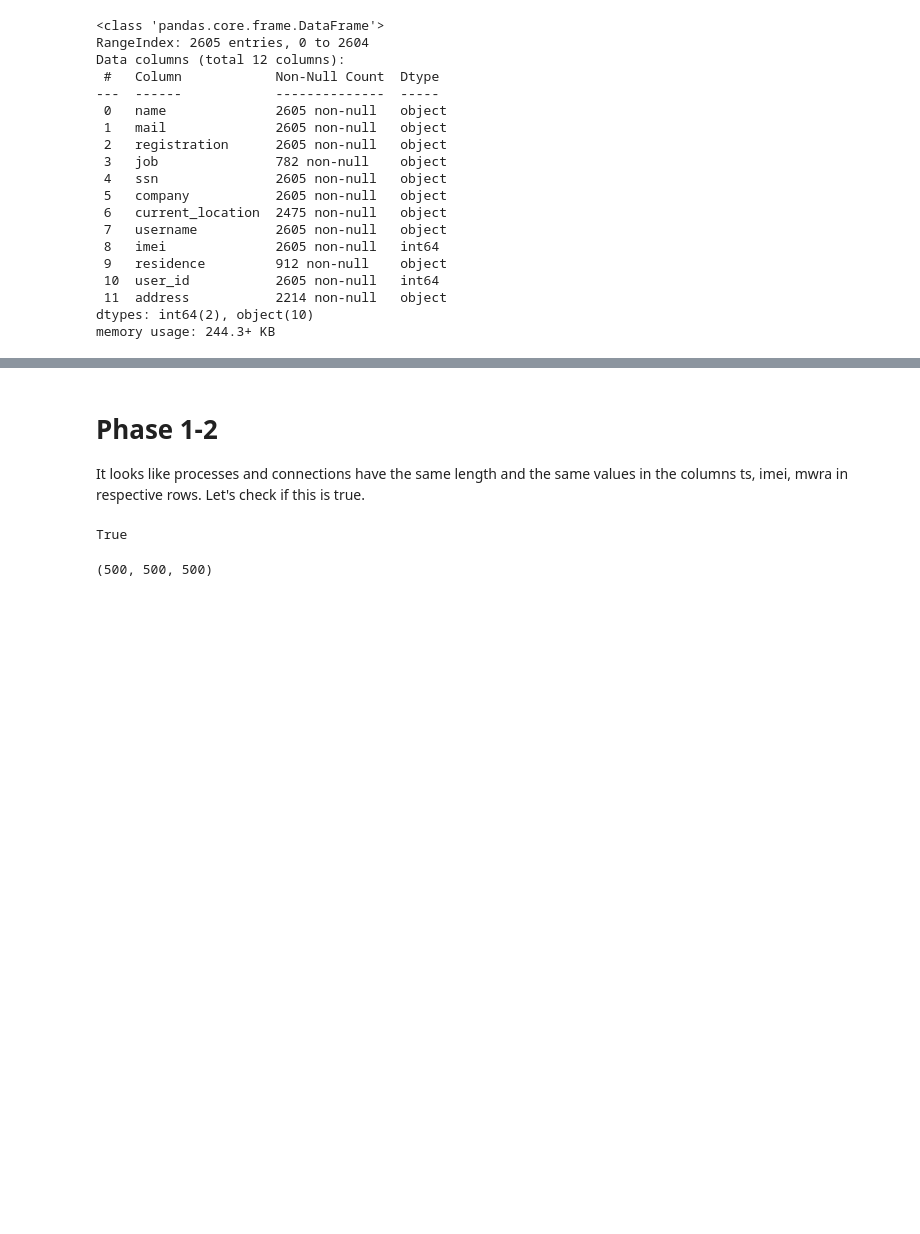
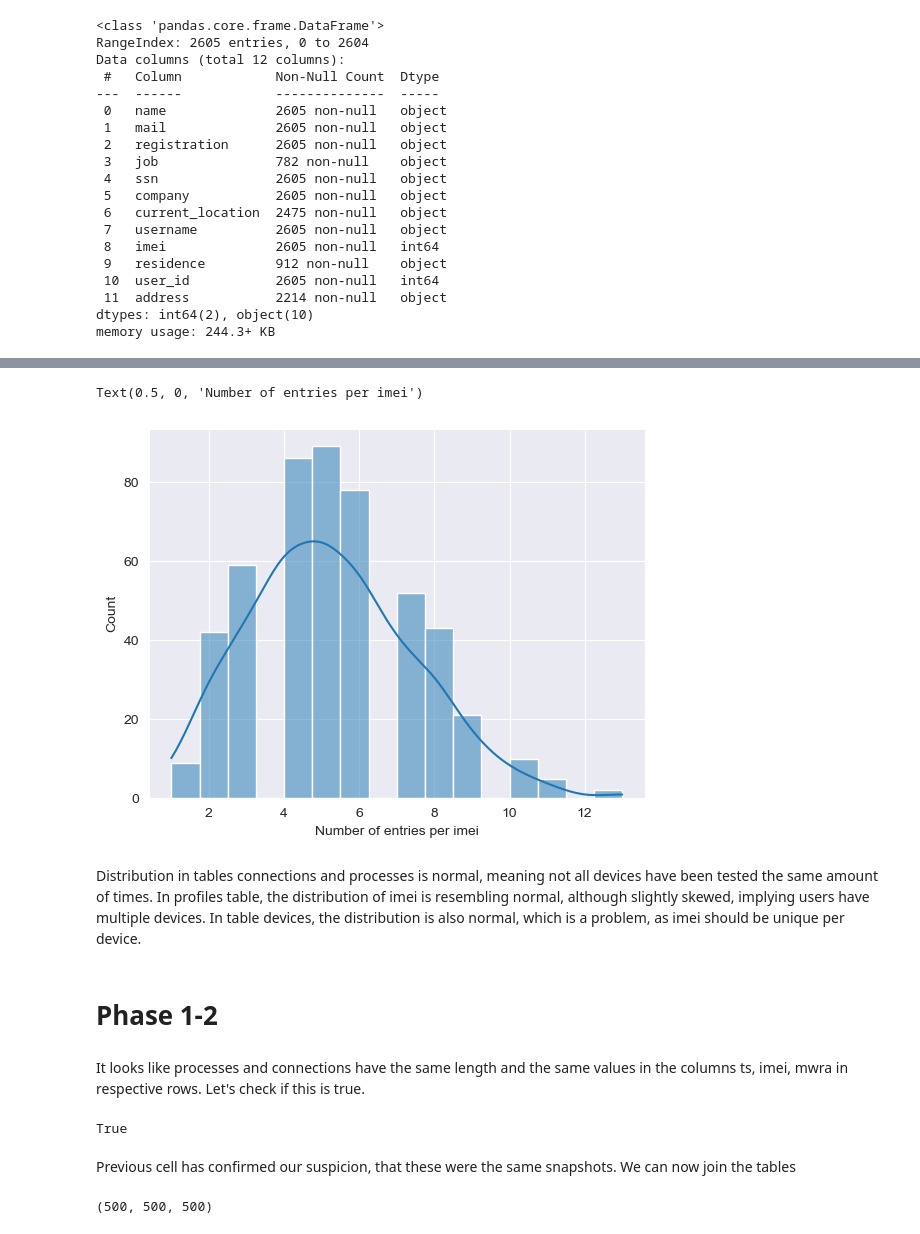
Before and after one commit to MartinH2k3/IAUProject, a Jupyter notebook: phase1M.ipynb, the cells around one changed output, grey strips where cells are left out. Drawn from its saved outputs; the diff is of its cells as text; code cells hidden in the pictures; blank space fills up the shorter version.

```diff
--- a/phase1M.ipynb
+++ b/phase1M.ipynb
@@ -183,8 +273,21 @@ memory usage: 244.3+ KB
+# %%
+sns.histplot(imei_counts['profiles'], kde=True)
+plt.xlabel('Number of entries per imei')
+# %% [output]
+Text(0.5, 0, 'Number of entries per imei')
+[figure, added]
+# %% [markdown]
+Distribution in tables connections and processes is normal, meaning not all devices have been tested the same amount of times.
+In profiles table, the distribution of imei is resembling normal, although slightly skewed, implying users have multiple devices.
+In table devices, the distribution is also normal, which is a problem, as imei should be unique per device.
 # %% [markdown]
 # Phase 1-2
-It looks like processes and connections have the same length and the same values in the columns ts, imei, mwra in respective rows. Let's check if this is true.
+# %% [markdown]
+It looks like processes and connections have the same length and the same values in the columns ts, imei, mwra in respective rows. Let's check if this is true.
 # %%
 (connections[['ts', 'imei', 'mwra']] == processes[['ts', 'imei', 'mwra']]).all().all() # .all().all() checks if all values across both dimensions are True
 # %% [output]
 True
+# %% [markdown]
+Previous cell has confirmed our suspicion, that these were the same snapshots. We can now join the tables
 # %%
```
Also changed, not shown: parts of 34 cells of this notebook, 1 other file.
